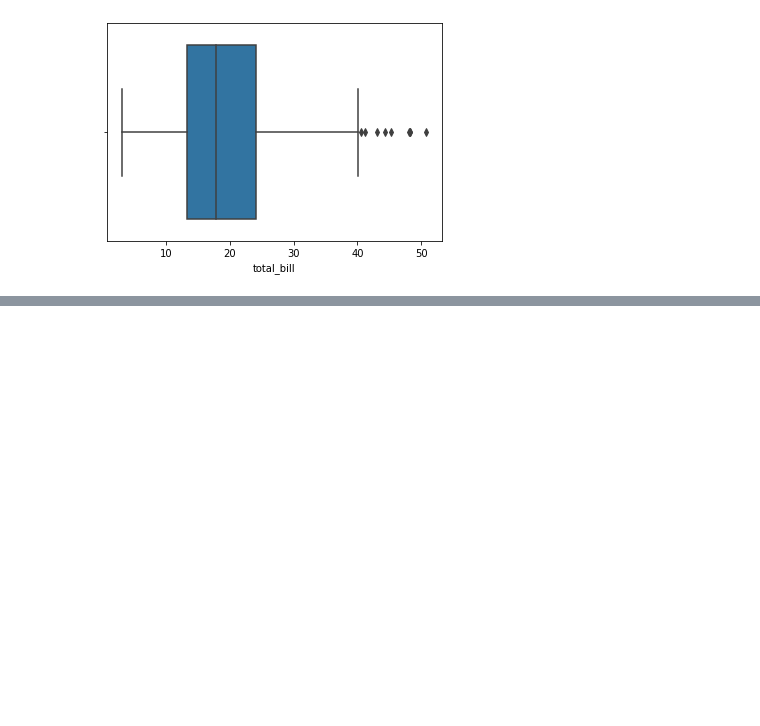
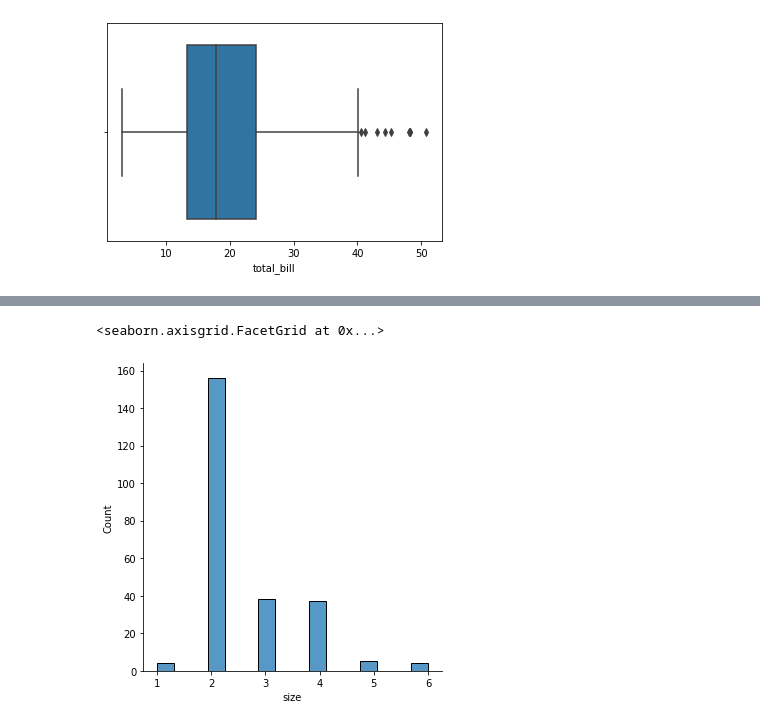
Before and after one commit to shahnawazm786/MavenProject, a Jupyter notebook: Shahnawaz_Practice.ipynb, the cells around one changed output, grey strips where cells are left out. Cells and saved outputs as stored; diff of their text form; code cells hidden in the pictures; blank space fills up the shorter version.

```diff
--- a/Shahnawaz_Practice.ipynb
+++ b/Shahnawaz_Practice.ipynb
@@ -175,0 +192,5 @@ sns.boxplot(tips['total_bill'])
+# %%
+sns.displot(tips, x="size")
+# %% [output]
+<seaborn.axisgrid.FacetGrid at 0x...>
+[figure, added]
```
Also changed, not shown: parts of 4 cells of this notebook.
